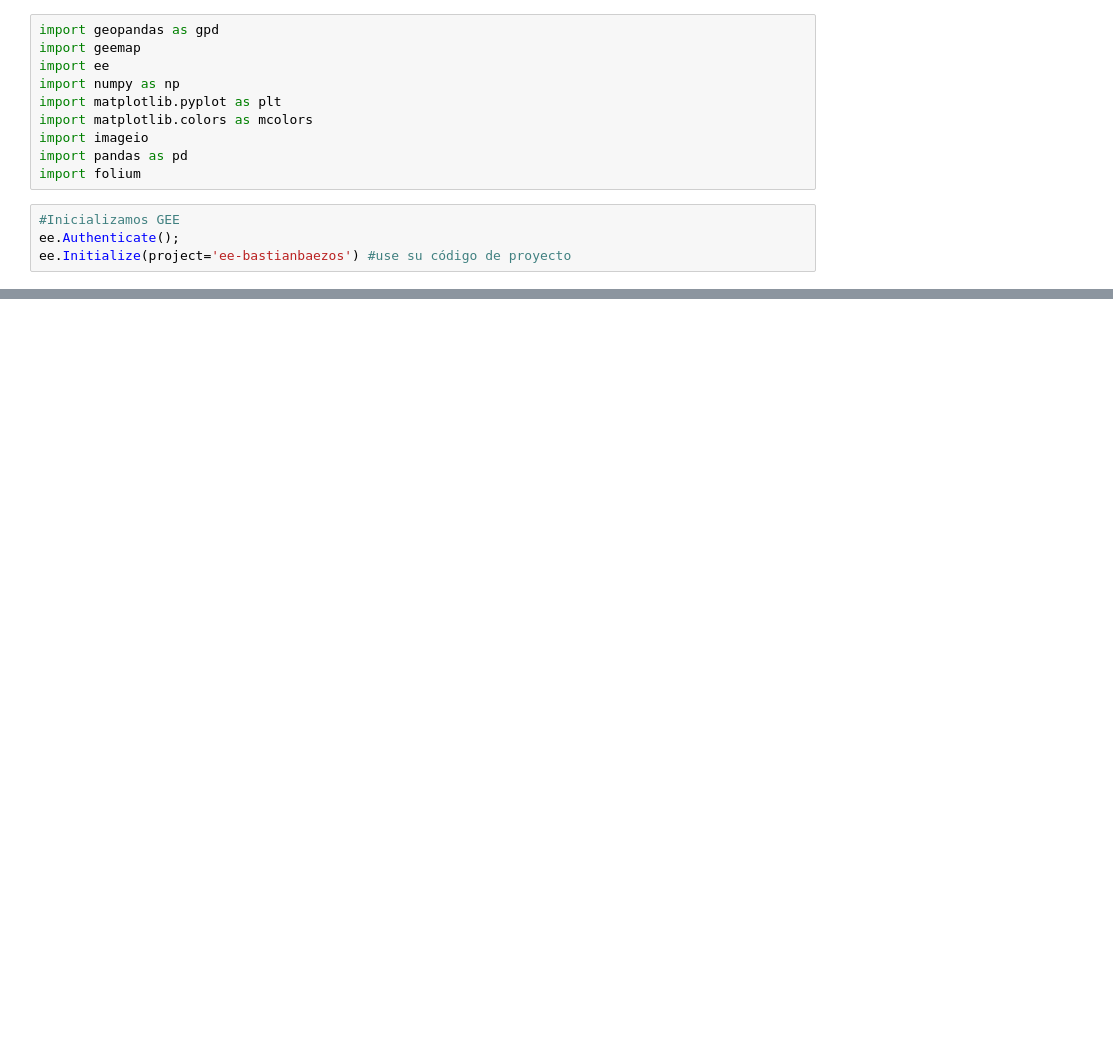
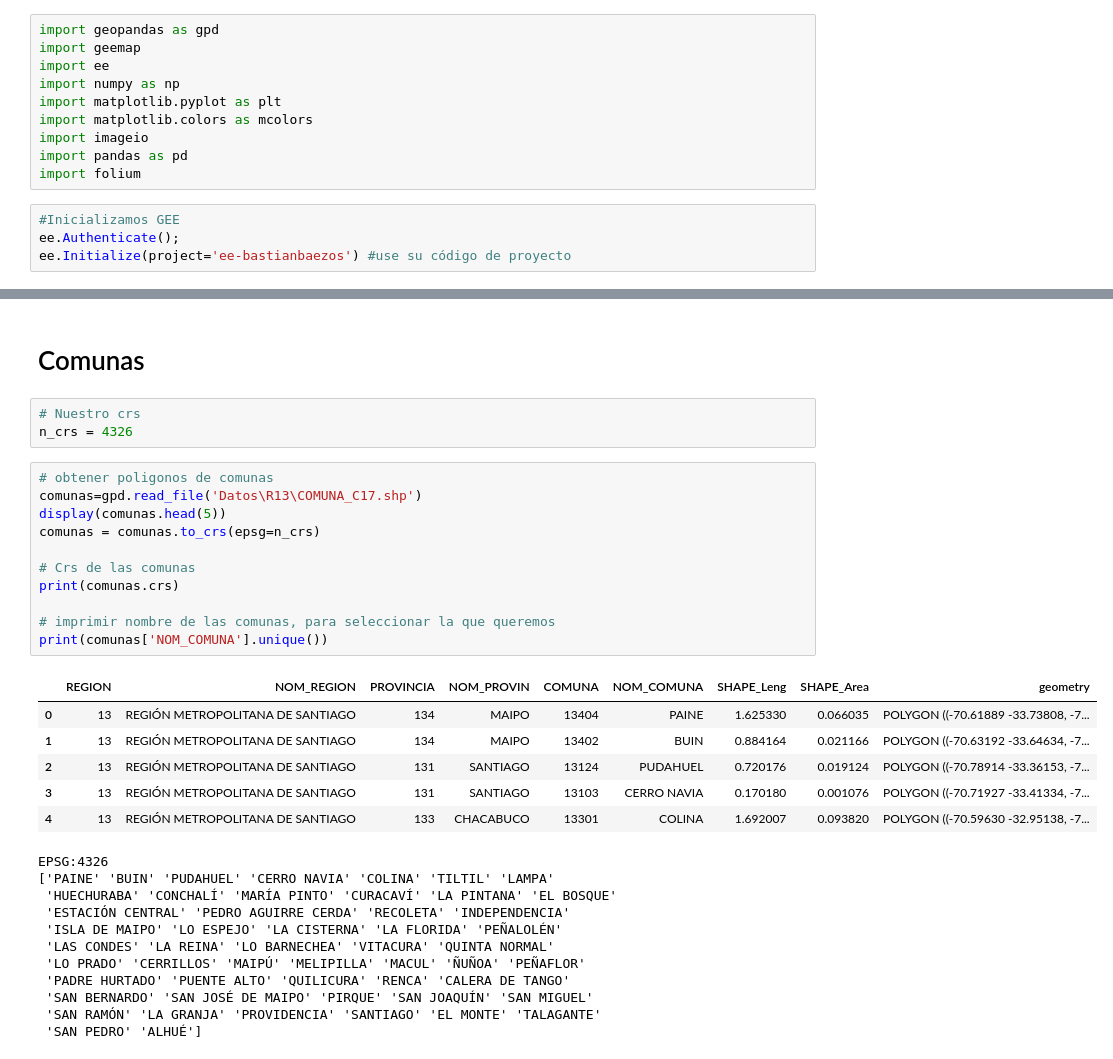
Before and after one commit to 2B-O/Proyecto-Geoespaciales, a Jupyter notebook: Proyecto Geoespaciales.ipynb, the cells around one changed output, grey strips where cells are left out. Drawn from its saved outputs; the diff is of its cells as text; blank space fills up the shorter version.

```diff
--- a/Proyecto Geoespaciales.ipynb
+++ b/Proyecto Geoespaciales.ipynb
@@ -81,0 +167,34 @@ def get_images(year_init, year_end, aoi):
+# %% [markdown]
+# Comunas
+# %%
+# Nuestro crs
+n_crs = 4326
+# %%
+# obtener poligonos de comunas
+comunas=gpd.read_file('Datos\R13\COMUNA_C17.shp')
+display(comunas.head(5))
+comunas = comunas.to_crs(epsg=n_crs)
+
+# Crs de las comunas
+print(comunas.crs)
+
+# imprimir nombre de las comunas, para seleccionar la que queremos
+print(comunas['NOM_COMUNA'].unique())
+# %% [output]
+|  | REGION | NOM_REGION | PROVINCIA | NOM_PROVIN | COMUNA | NOM_COMUNA | SHAPE_Leng | SHAPE_Area | geometry |
+| 0 | 13 | REGIÓN METROPOLITANA DE SANTIAGO | 134 | MAIPO | 13404 | PAINE | 1.625330 | 0.066035 | POLYGON ((-70.61889 -33.73808, -7... |
+| 1 | 13 | REGIÓN METROPOLITANA DE SANTIAGO | 134 | MAIPO | 13402 | BUIN | 0.884164 | 0.021166 | POLYGON ((-70.63192 -33.64634, -7... |
+| 2 | 13 | REGIÓN METROPOLITANA DE SANTIAGO | 131 | SANTIAGO | 13124 | PUDAHUEL | 0.720176 | 0.019124 | POLYGON ((-70.78914 -33.36153, -7... |
+| 3 | 13 | REGIÓN METROPOLITANA DE SANTIAGO | 131 | SANTIAGO | 13103 | CERRO NAVIA | 0.170180 | 0.001076 | POLYGON ((-70.71927 -33.41334, -7... |
+| 4 | 13 | REGIÓN METROPOLITANA DE SANTIAGO | 133 | CHACABUCO | 13301 | COLINA | 1.692007 | 0.093820 | POLYGON ((-70.59630 -32.95138, -7... |
+EPSG:4326
+['PAINE' 'BUIN' 'PUDAHUEL' 'CERRO NAVIA' 'COLINA' 'TILTIL' 'LAMPA'
+ 'HUECHURABA' 'CONCHALÍ' 'MARÍA PINTO' 'CURACAVÍ' 'LA PINTANA' 'EL BOSQUE'
+ 'ESTACIÓN CENTRAL' 'PEDRO AGUIRRE CERDA' 'RECOLETA' 'INDEPENDENCIA'
+ 'ISLA DE MAIPO' 'LO ESPEJO' 'LA CISTERNA' 'LA FLORIDA' 'PEÑALOLÉN'
+ 'LAS CONDES' 'LA REINA' 'LO BARNECHEA' 'VITACURA' 'QUINTA NORMAL'
+ 'LO PRADO' 'CERRILLOS' 'MAIPÚ' 'MELIPILLA' 'MACUL' 'ÑUÑOA' 'PEÑAFLOR'
+ 'PADRE HURTADO' 'PUENTE ALTO' 'QUILICURA' 'RENCA' 'CALERA DE TANGO'
+ 'SAN BERNARDO' 'SAN JOSÉ DE MAIPO' 'PIRQUE' 'SAN JOAQUÍN' 'SAN MIGUEL'
+ 'SAN RAMÓN' 'LA GRANJA' 'PROVIDENCIA' 'SANTIAGO' 'EL MONTE' 'TALAGANTE'
+ 'SAN PEDRO' 'ALHUÉ']
```
Also changed, not shown: parts of 12 cells of this notebook, 6 other files.
